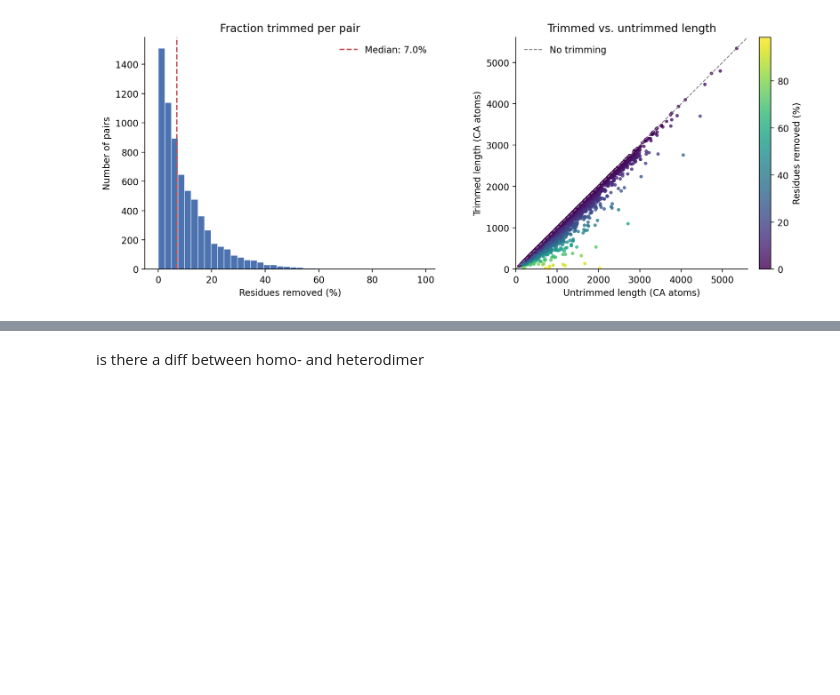
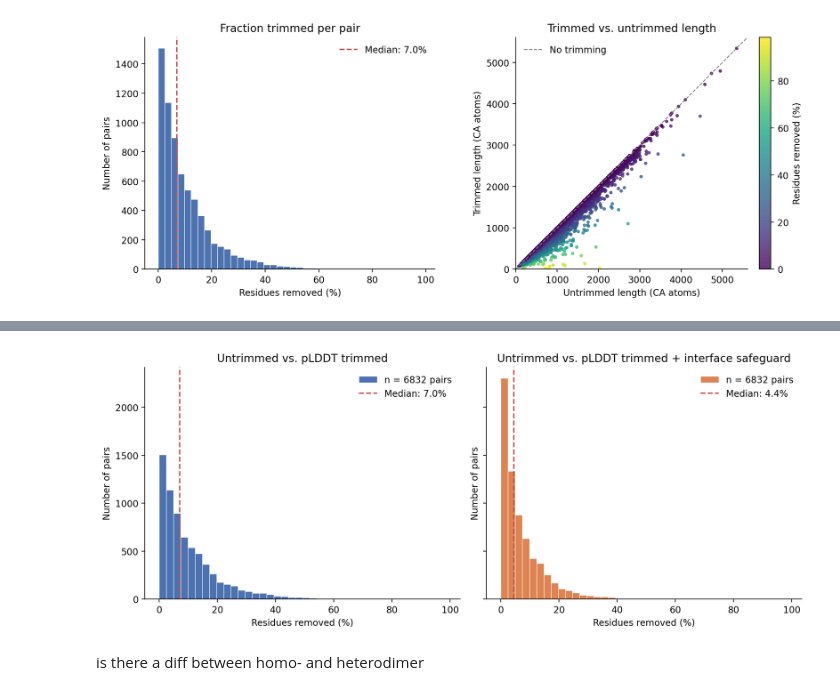
Before and after one commit to Kim-Dammer/master_thesis, a Jupyter notebook: notebooks/24_analysis_plddt_trimmed_input.ipynb, the cells around one changed output, grey strips where cells are left out. Saved outputs shown, nothing was run; the diff lists cells and outputs as text; code cells hidden in the pictures; blank space fills up the shorter version.

```diff
--- a/notebooks/24_analysis_plddt_trimmed_input.ipynb
+++ b/notebooks/24_analysis_plddt_trimmed_input.ipynb
@@ -106,3 +266,33 @@ plt.show()
+# %%
+# %%
+rel_tr = pdb_length["removed_trimmed"].to_numpy() * 100
+rel_sg = pdb_length["removed_safeguard"].to_numpy() * 100
+
+groups = [
+    (rel_tr, "pLDDT trimmed", "#4C72B0"),
+    (rel_sg, "pLDDT trimmed + interface safeguard", "#DD8452"),
+]
+
+bins = np.linspace(0, max(rel_tr.max(), rel_sg.max()), 41)  # same bins for both panels
+
+fig, axes = plt.subplots(1, 2, figsize=(11, 4.5), sharex=True, sharey=True)
+
+for ax, (vals, name, color) in zip(axes, groups):
+    ax.hist(vals, bins=bins, color=color, edgecolor="white", linewidth=0.5,
+            label=f"n = {len(vals)} pairs")
+    med = np.median(vals)
+    ax.axvline(med, color="#C44E52", linestyle="--", linewidth=1.5,
+               label=f"Median: {med:.1f}%")
+    ax.set_xlabel("Residues removed (%)")
+    ax.set_ylabel("Number of pairs")
+    ax.set_title(f"Untrimmed vs. {name}")
+    ax.legend(frameon=False)
+    ax.spines[["top", "right"]].set_visible(False)
+
+fig.tight_layout()
+plt.show()
+# %% [output]
+[figure, added]
 # %% [markdown]
 is there a diff between homo- and heterodimer
 # %%
```
Also changed, not shown: parts of 51 cells of this notebook, 28 other files.
